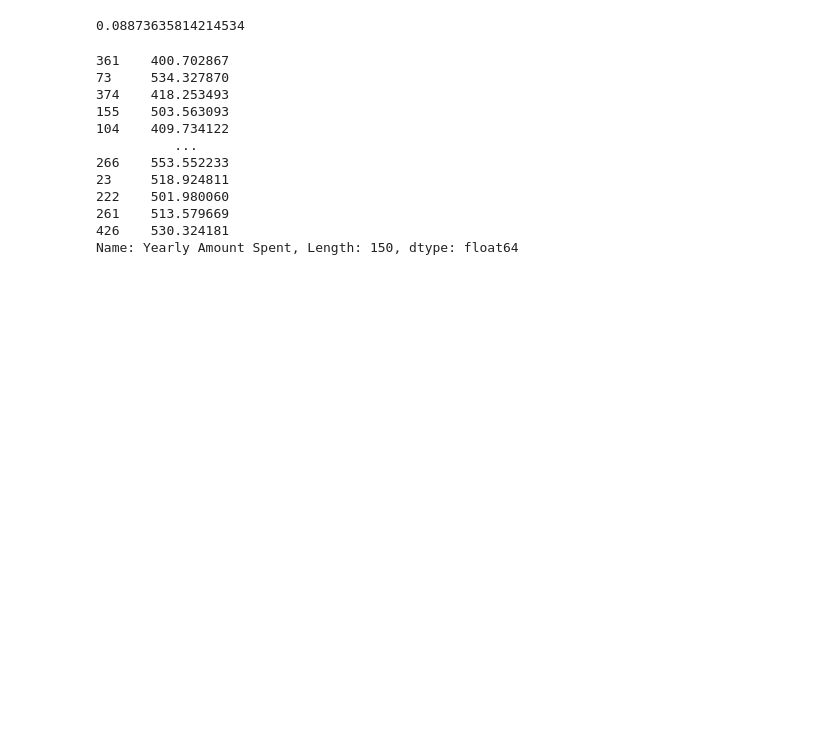
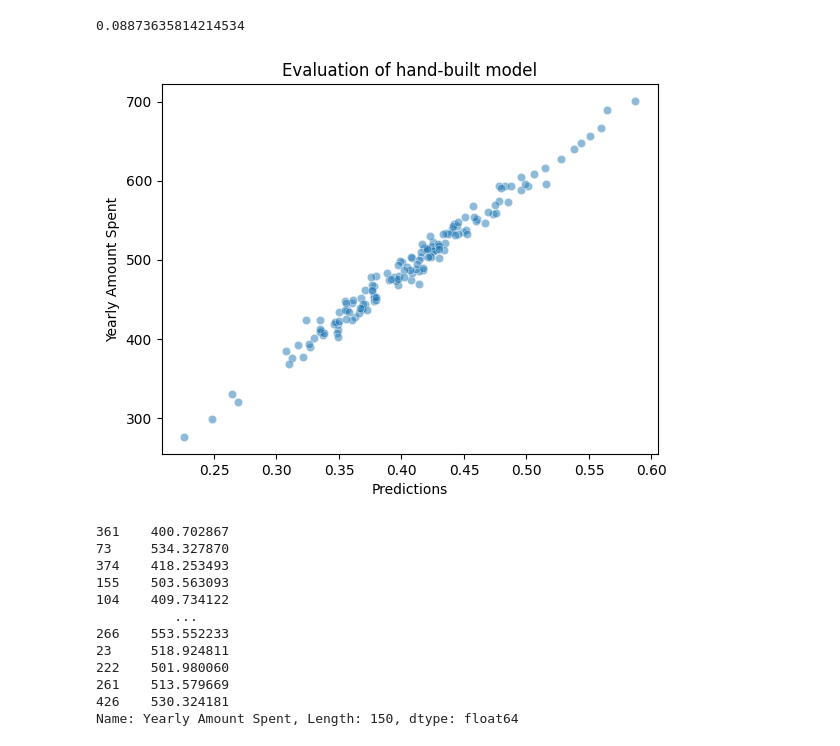
Before and after one commit to georgekenefati/E-commerce-Behavior-Prediction, a Jupyter notebook: regression_analysis.ipynb, the cells around one changed output. Saved outputs shown, nothing was run; the diff lists cells and outputs as text; code cells hidden in the pictures; blank space fills up the shorter version.

```diff
--- a/regression_analysis.ipynb
+++ b/regression_analysis.ipynb
@@ -127,6 +127,13 @@ mse = MSE(y_test_scaled, predictions_scaled)
 print(mse)
 # %% [output]
 0.08873635814214534
+# %%
+sns.scatterplot(x=predictions_scaled, y=y_test, alpha=0.5)
+plt.xlabel("Predictions")
+plt.title("Evaluation of hand-built model")
+plt.show()
+# %% [output]
+[figure, added]
 # %%
 residuals = y_test - predictions_scaled
 print(residuals)
```
Also changed, not shown: 5 other files.
